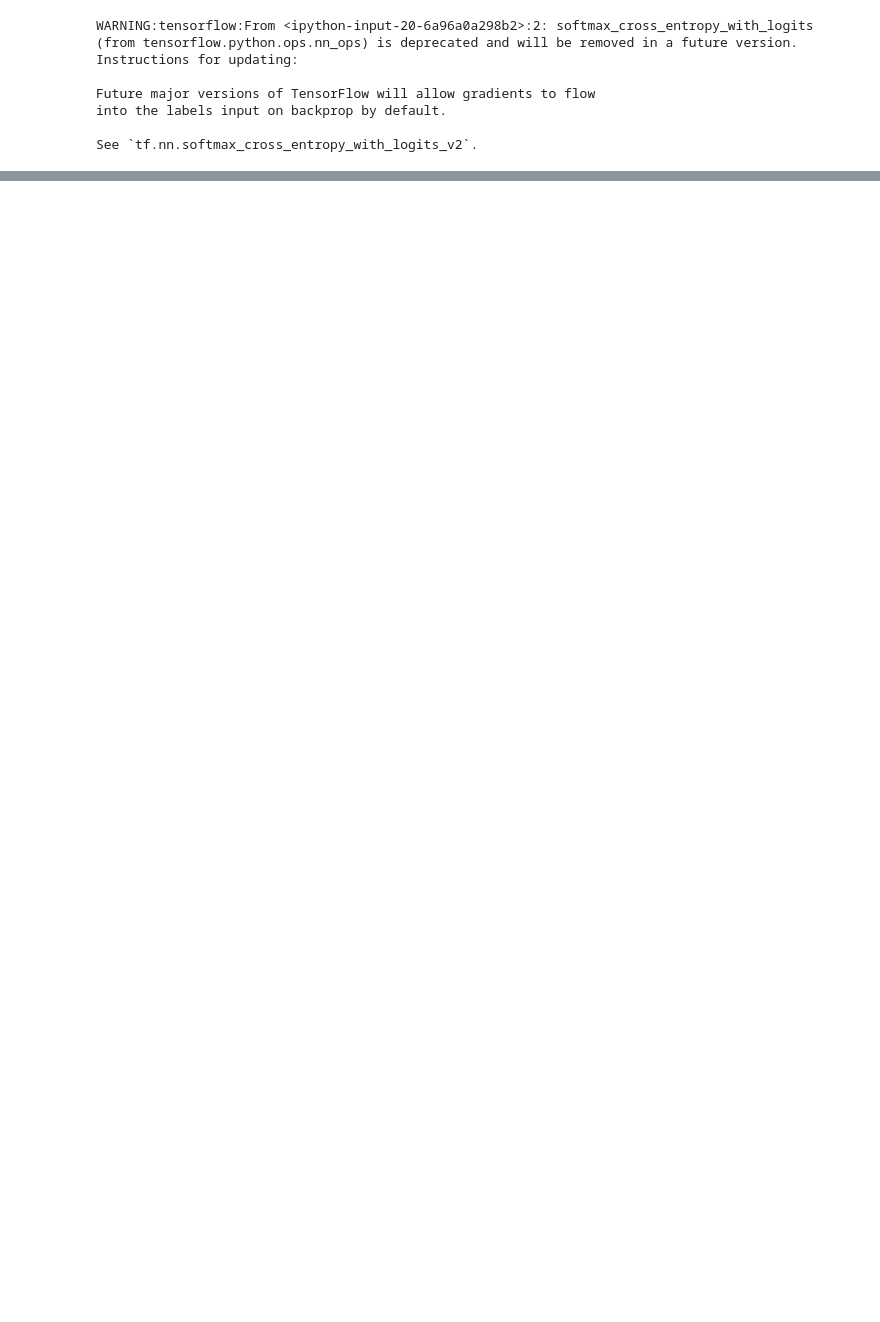
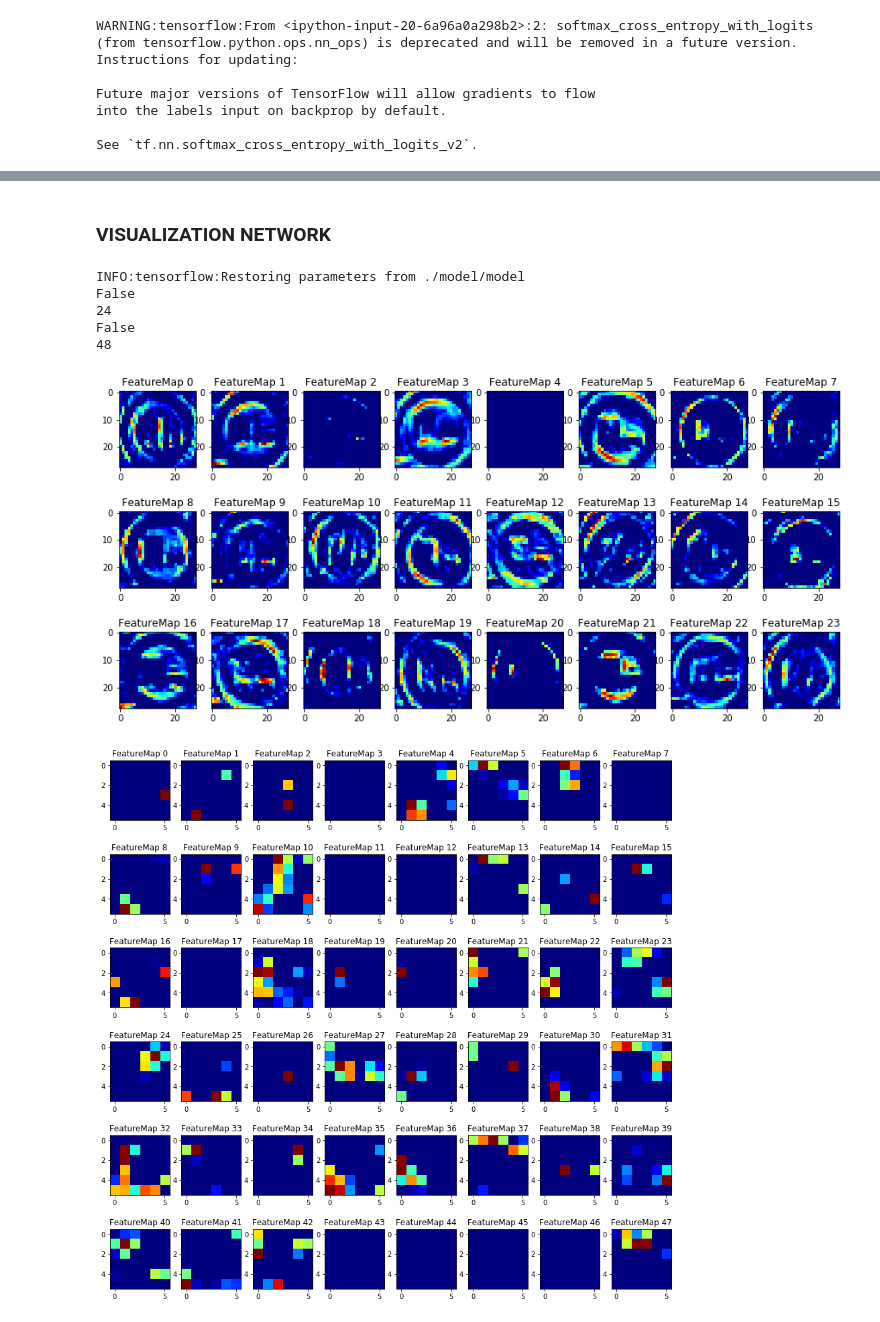
Before and after one commit to supermomie/Traffic_Sign_Classifier, a Jupyter notebook: My_Traffic_Sign_Classifier.ipynb, the cells around one changed output, grey strips where cells are left out. Cells and saved outputs as stored; diff of their text form; code cells hidden in the pictures; blank space fills up the shorter version.

```diff
--- a/My_Traffic_Sign_Classifier.ipynb
+++ b/My_Traffic_Sign_Classifier.ipynb
@@ -320,10 +372,16 @@ plt.imshow(testing())
 # %%
 #Preprocess image
-def preprocess():
-    img = testing()
-    img = np.asarray(img)
-    img = cv2.resize(img, (32, 32))
-    img = preprocessing(img)
-#     print("image shape",img.shape)
-    return img
+def preprocess(img, check):
+    print(check)
+    if check==True:
+        img = np.asarray(img)
+        img = cv2.resize(img, (32, 32))
+        img = preprocessing(img)
+        return img
+    if check==False:
+        img = testing()
+        img = np.asarray(img)
+        img = cv2.resize(img, (32, 32))
+        img = preprocessing(img)
+        return img
 # %%
@@ -421,0 +471,38 @@ INFO:tensorflow:Restoring parameters from ./model/model
+# %% [markdown]
+### VISUALIZATION NETWORK
+# %%
+### Visualize network's feature maps here.
+
+def outputFeatureMap(image_input, tf_activation, activation_min=-1, activation_max=-1 ,plt_num=1):
+
+    image_input = image_input.reshape(1, 32, 32, 1)
+    activation = tf_activation.eval(session=sess,feed_dict={x : image_input})
+    featuremaps = activation.shape[3]
+    print(featuremaps)
+    plt.figure(plt_num, figsize=(15,15))
+    for featuremap in range(featuremaps):
+        plt.subplot(6,8, featuremap+1) # sets the number of feature maps to show on each row and column
+        plt.title('FeatureMap ' + str(featuremap)) # displays the feature map number
+        if activation_min != -1 & activation_max != -1:
+            plt.imshow(activation[0,:,:, featuremap], interpolation="nearest", vmin =activation_min, vmax=activation_max, cmap="jet")
+        elif activation_max != -1:
+            plt.imshow(activation[0,:,:, featuremap], interpolation="nearest", vmax=activation_max, cmap="jet")
+        elif activation_min !=-1:
+            plt.imshow(activation[0,:,:, featuremap], interpolation="nearest", vmin=activation_min, cmap="jet")
+        else:
+            plt.imshow(activation[0,:,:, featuremap], interpolation="nearest", cmap="jet")
+
+
+
+with tf.Session() as sess:
+    saver.restore(sess, tf.train.latest_checkpoint('./model'))
+    outputFeatureMap(preprocess(None, False), conv1, plt_num=1)
+    outputFeatureMap(preprocess(None, False), conv2, plt_num=2)
+# %% [output]
+INFO:tensorflow:Restoring parameters from ./model/model
+False
+24
+False
+48
+[figure, added]
+[figure, added]
```
Also changed, not shown: parts of 31 cells of this notebook, 3 other files.
